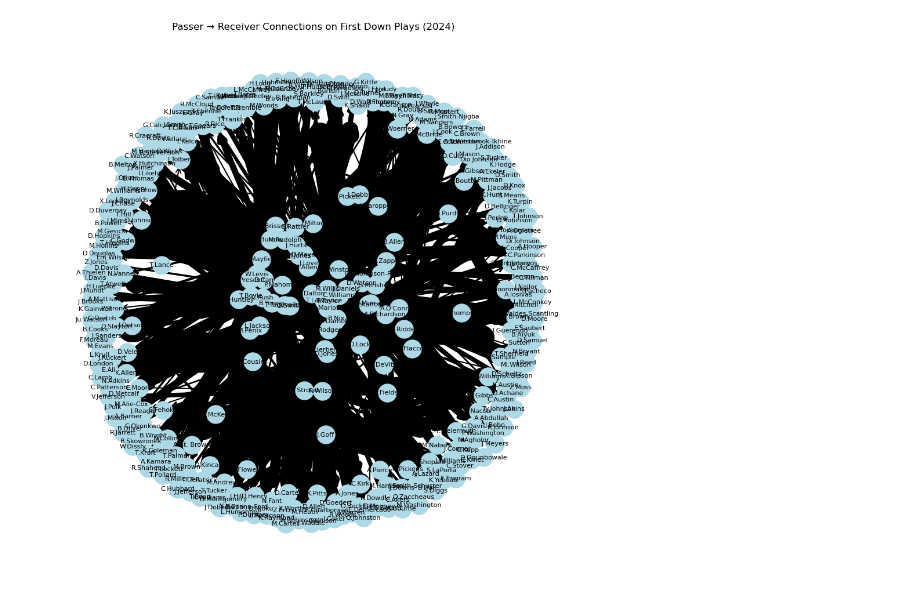
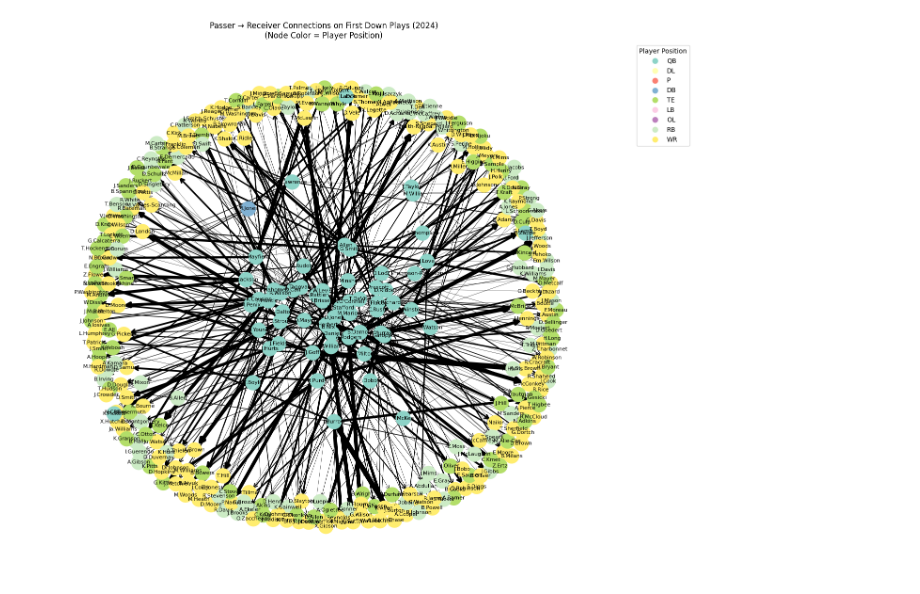
Before and after one commit to azcao95/group-25-mads-milestone-1, a Jupyter notebook: first down.ipynb, the cells around one changed output. Drawn from its saved outputs; the diff is of its cells as text; code cells hidden in the pictures.

```diff
--- a/first down.ipynb
+++ b/first down.ipynb
@@ -16,13 +31,10 @@ Note: you may need to restart the kernel to use updated packages.
 # %%
-#first we see the 2024 play by play data
-
-import nfl_data_py as nfl
-
-# Load play-by-play data for one or more seasons
+# Load play-by-play data for 2024 season
 df = nfl.import_pbp_data([2024])
-
+roster_data = nfl.import_seasonal_rosters([2024])
 # Show first 5 rows
 print(df.head())
+print(roster_data.head())
 # %% [output]
 2024 done.
 Downcasting floats.
@@ -421,8 +363,0 @@ Note: you may need to restart the kernel to use updated packages.
-# %%
-#Now that we have all the NFL players we'll bring in our scraped earnings data
-
-import pandas as pd
-
-df = pd.read_csv('overthecap-earnings.csv')
-
-print(df.head())
@@ -450,21 +368,13 @@ print(df.head())
 # %%
-#now that we know there are 951 unique players we'll attempt to visualize them
-#this puts together passer and receiver pairs since 900 players can be hard to visualize at once
-
-import nfl_data_py as nfl
-import pandas as pd
-import networkx as nx
-import matplotlib.pyplot as plt
-
-# Load 2024 play-by-play data
-df = nfl.import_pbp_data([2024])
-
 # Filter for plays resulting in a first down and where both passer and receiver are known
 fd_pass_plays = df[
     (df['first_down'] == 1) &
     (df['passer_player_name'].notna()) &
     (df['receiver_player_name'].notna())
-]
+].copy()
+
+fd_pass_plays["passer_position"] = fd_pass_plays['passer_player_id'].apply(lambda x: get_player_info(x, 'position'))
+fd_pass_plays["receiver_position"] = fd_pass_plays['receiver_player_id'].apply(lambda x: get_player_info(x, 'position'))
 
 # Create edge list: (passer, receiver)
 edges = list(zip(fd_pass_plays['passer_player_name'], fd_pass_plays['receiver_player_name']))
@@ -484,23 +394,55 @@ edges_to_draw = [(u, v) for u, v, w in G.edges(data='weight') if w > 2]
 
 H = G.edge_subgraph(edges_to_draw).copy()
 
+# Create a mapping of player names to positions
+player_positions = {}
+
+# Add passer positions
+for _, row in fd_pass_plays[['passer_player_name', 'passer_position']].drop_duplicates().iterrows():
+    player_positions[row['passer_player_name']] = row['passer_position']
+
+# Add receiver positions
+for _, row in fd_pass_plays[['receiver_player_name', 'receiver_position']].drop_duplicates().iterrows():
+    player_positions[row['receiver_player_name']] = row['receiver_position']
+
+# Get unique positions and create color mapping
+unique_positions = list(set(player_positions.values()))
+colors = plt.cm.Set3(np.linspace(0, 1, len(unique_positions)))
+position_color_map = dict(zip(unique_positions, colors))
+
+# Map colors to nodes in the graph
+node_colors = []
+for node in H.nodes():
+    if node in player_positions:
+        node_colors.append(position_color_map[player_positions[node]])
+    else:
+        node_colors.append('gray')  # Default color for unknown positions
+
 # Plotting
-plt.figure(figsize=(12,12))
+plt.figure(figsize=(14,12))
 
 # Position nodes using spring layout (forces)
 pos = nx.spring_layout(H, k=0.5, iterations=50)
 
-# Draw nodes
-nx.draw_networkx_nodes(H, pos, node_size=500, node_color='lightblue')
+# Draw nodes with position-based colors
+nx.draw_networkx_nodes(H, pos, node_size=500, node_color=node_colors)
 
-# Draw edges with widths proportional to weight
+# Draw edges with widths proportional to weight (made thinner)
 weights = [H[u][v]['weight'] for u,v in H.edges()]
-nx.draw_networkx_edges(H, pos, width=[w*0.5 for w in weights], arrowstyle='->', arrowsize=15)
+nx.draw_networkx_edges(H, pos, width=[w*0.1 for w in weights], arrowstyle='->', arrowsize=15)
 
 # Draw labels
 nx.draw_networkx_labels(H, pos, font_size=8)
 
-plt.title("Passer → Receiver Connections on First Down Plays (2024)")
+# Create legend for positions
+legend_elements = [plt.Line2D([0], [0], marker='o', color='w',
+                             markerfacecolor=position_color_map[pos],
+                             markersize=10, label=pos)
+                  for pos in unique_positions]
+plt.legend(handles=legend_elements, title='Player Position', bbox_to_anchor=(1.05, 1), loc='upper left')
+
+plt.title("Passer → Receiver Connections on First Down Plays (2024)\n(Node Color = Player Position)")
 plt.axis('off')
+plt.tight_layout()
 plt.show()
 # %% [output]
@@ -509 +449 @@ Downcasting floats.
-[figure, old version]
+[figure, new version]
```
Also changed, not shown: parts of 36 cells of this notebook.
